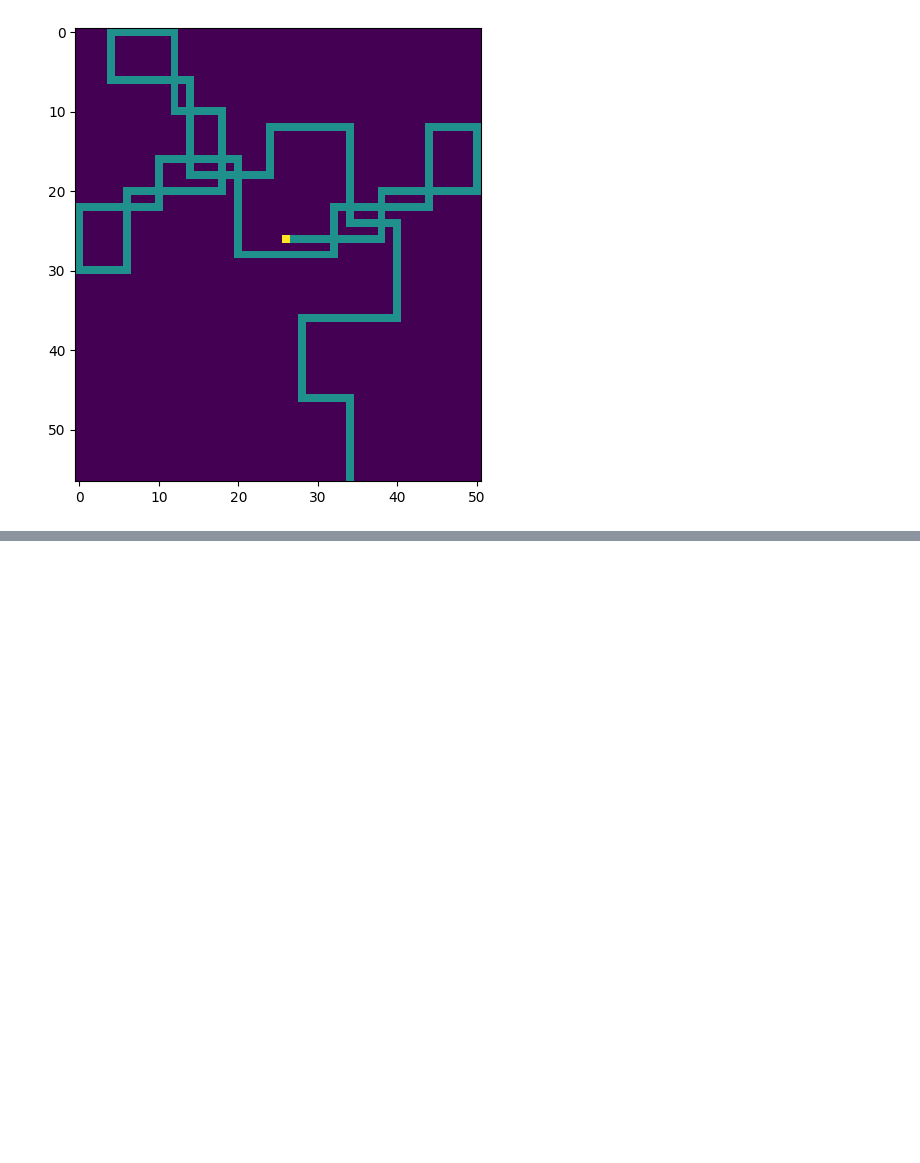
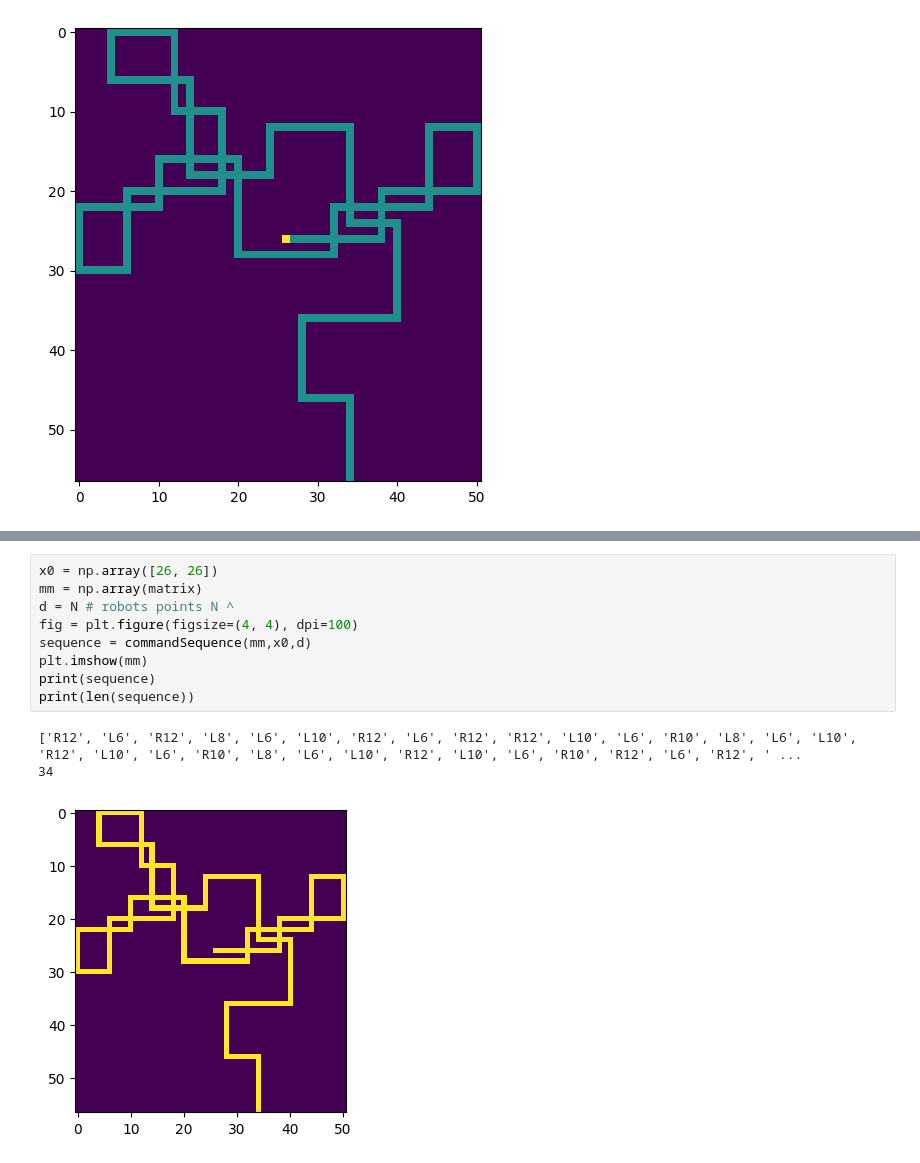
Before and after one commit to marcodelmastro/AdventOfCode2019, a Jupyter notebook: Day 17.ipynb, the cells around one changed output, grey strips where cells are left out. Cells and saved outputs as stored; diff of their text form; blank space fills up the shorter version.

```diff
--- a/Day 17.ipynb
+++ b/Day 17.ipynb
@@ -75,0 +192,13 @@ Sum of alignment parameters = 5948 ( 13 crossings )
+# %%
+x0 = np.array([26, 26])
+mm = np.array(matrix)
+d = N # robots points N ^
+fig = plt.figure(figsize=(4, 4), dpi=100)
+sequence = commandSequence(mm,x0,d)
+plt.imshow(mm)
+print(sequence)
+print(len(sequence))
+# %% [output]
+['R12', 'L6', 'R12', 'L8', 'L6', 'L10', 'R12', 'L6', 'R12', 'R12', 'L10', 'L6', 'R10', 'L8', 'L6', 'L10', 'R12', 'L10', 'L6', 'R10', 'L8', 'L6', 'L10', 'R12', 'L10', 'L6', 'R10', 'R12', 'L6', 'R12', ' ...
+34
+[figure, added]
```
Also changed, not shown: parts of 10 cells of this notebook.
